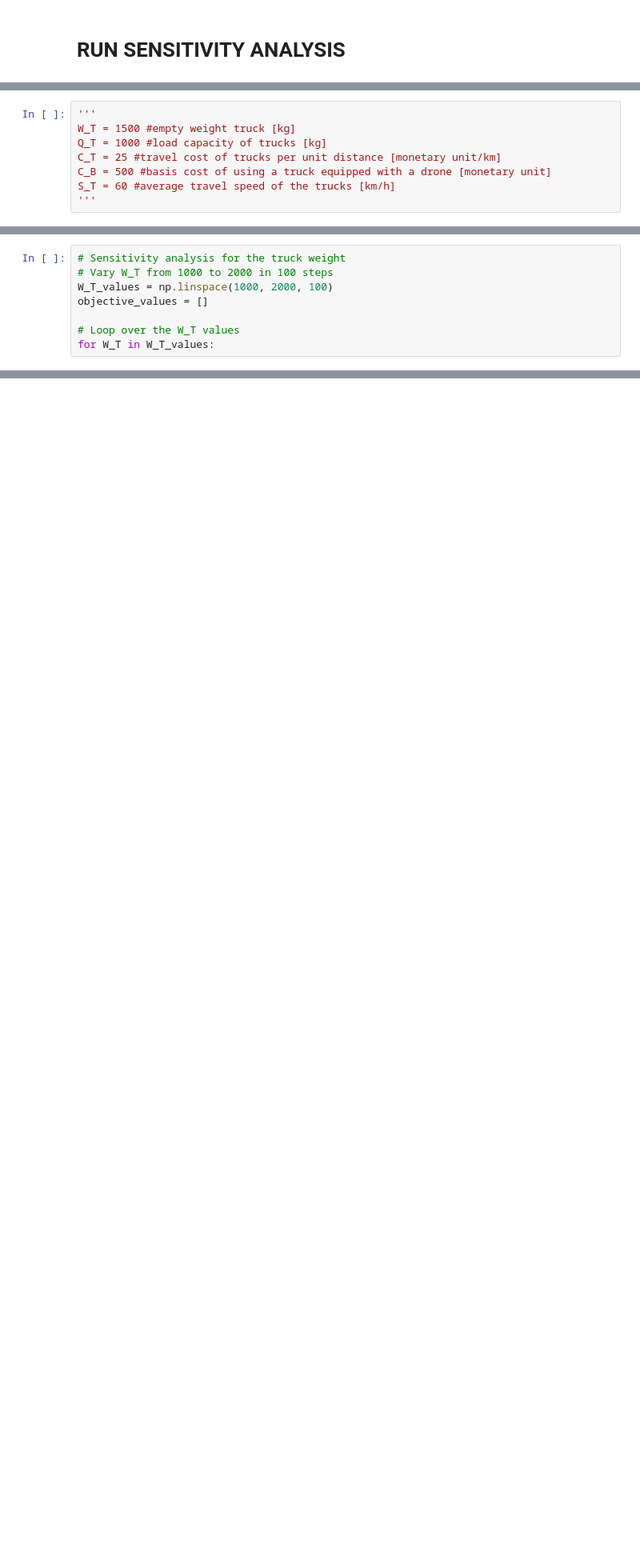
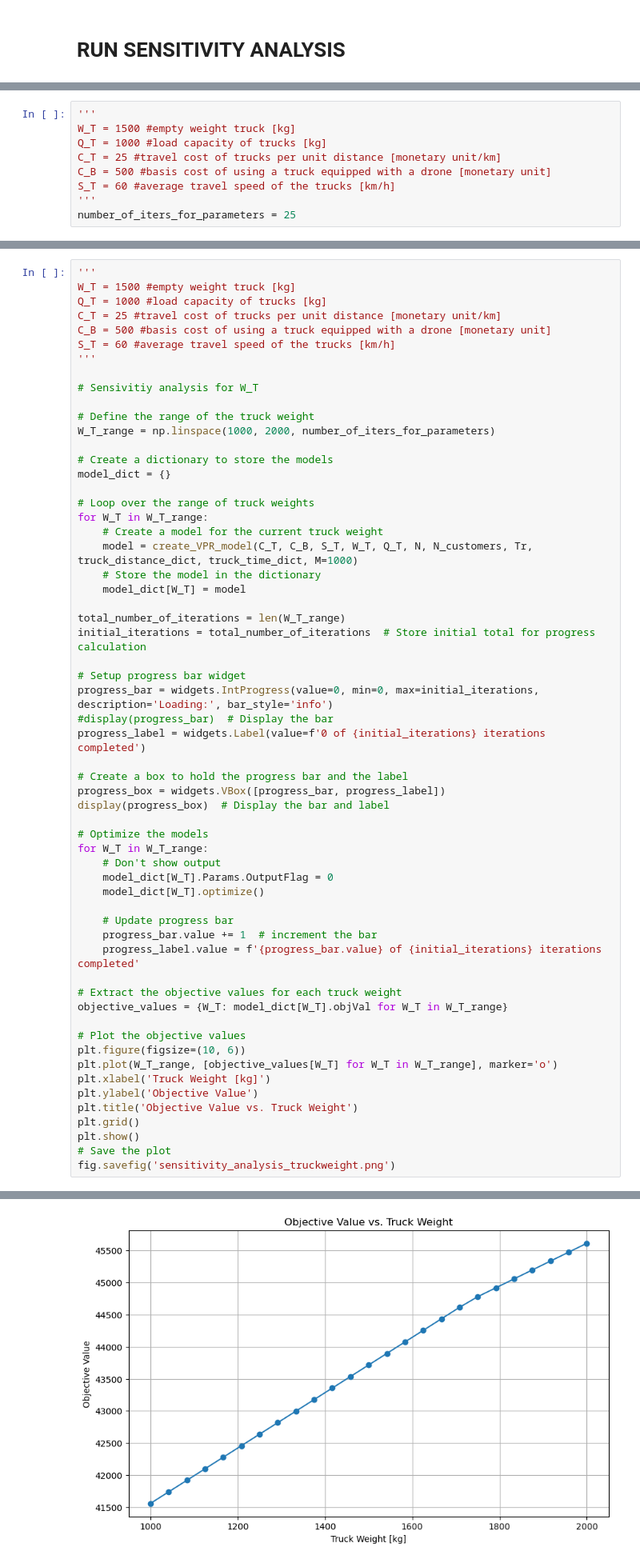
Before and after one commit to JvanZyl1/VehicleRoutingProblem, a Jupyter notebook: Trucks_Only_Dynamic_Weighting.ipynb, the cells around one changed output, grey strips where cells are left out. Shown at 80% size. Cells and saved outputs as stored; diff of their text form; blank space fills up the shorter version.

```diff
--- a/Trucks_Only_Dynamic_Weighting.ipynb
+++ b/Trucks_Only_Dynamic_Weighting.ipynb
@@ -761,3 +770,4 @@ C_T = 25 #travel cost of trucks per unit distance [monetary unit/km]
 C_B = 500 #basis cost of using a truck equipped with a drone [monetary unit]
 S_T = 60 #average travel speed of the trucks [km/h]
 '''
+number_of_iters_for_parameters = 25
@@ -764,8 +942,60 @@ S_T = 60 #average travel speed of the trucks [km/h]
 # %%
-# Sensitivity analysis for the truck weight
-# Vary W_T from 1000 to 2000 in 100 steps
-W_T_values = np.linspace(1000, 2000, 100)
-objective_values = []
+'''
+W_T = 1500 #empty weight truck [kg]
+Q_T = 1000 #load capacity of trucks [kg]
+C_T = 25 #travel cost of trucks per unit distance [monetary unit/km]
+C_B = 500 #basis cost of using a truck equipped with a drone [monetary unit]
+S_T = 60 #average travel speed of the trucks [km/h]
+'''
 
-# Loop over the W_T values
-for W_T in W_T_values:
+# Sensivitiy analysis for W_T
+
+# Define the range of the truck weight
+W_T_range = np.linspace(1000, 2000, number_of_iters_for_parameters)
+
+# Create a dictionary to store the models
+model_dict = {}
+
+# Loop over the range of truck weights
+for W_T in W_T_range:
+    # Create a model for the current truck weight
+    model = create_VPR_model(C_T, C_B, S_T, W_T, Q_T, N, N_customers, Tr, truck_distance_dict, truck_time_dict, M=1000)
+    # Store the model in the dictionary
+    model_dict[W_T] = model
+
+total_number_of_iterations = len(W_T_range)
+initial_iterations = total_number_of_iterations  # Store initial total for progress calculation
+
+# Setup progress bar widget
+progress_bar = widgets.IntProgress(value=0, min=0, max=initial_iterations, description='Loading:', bar_style='info')
+#display(progress_bar)  # Display the bar
+progress_label = widgets.Label(value=f'0 of {initial_iterations} iterations completed')
+
+# Create a box to hold the progress bar and the label
+progress_box = widgets.VBox([progress_bar, progress_label])
+display(progress_box)  # Display the bar and label
+
+# Optimize the models
+for W_T in W_T_range:
+    # Don't show output
+    model_dict[W_T].Params.OutputFlag = 0
+    model_dict[W_T].optimize()
+
+    # Update progress bar
+    progress_bar.value += 1  # increment the bar
+    progress_label.value = f'{progress_bar.value} of {initial_iterations} iterations completed'
+
+# Extract the objective values for each truck weight
+objective_values = {W_T: model_dict[W_T].objVal for W_T in W_T_range}
+
+# Plot the objective values
+plt.figure(figsize=(10, 6))
+plt.plot(W_T_range, [objective_values[W_T] for W_T in W_T_range], marker='o')
+plt.xlabel('Truck Weight [kg]')
+plt.ylabel('Objective Value')
+plt.title('Objective Value vs. Truck Weight')
+plt.grid()
+plt.show()
+# Save the plot
+fig.savefig('sensitivity_analysis_truckweight.png')
+# %% [output]
@@ -771,0 +1003 @@ for W_T in W_T_values:
+[figure, added]
```
Also changed, not shown: parts of 14 cells of this notebook.
